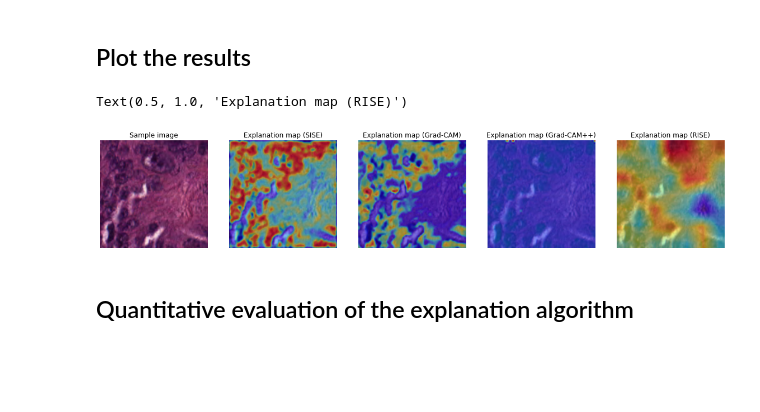
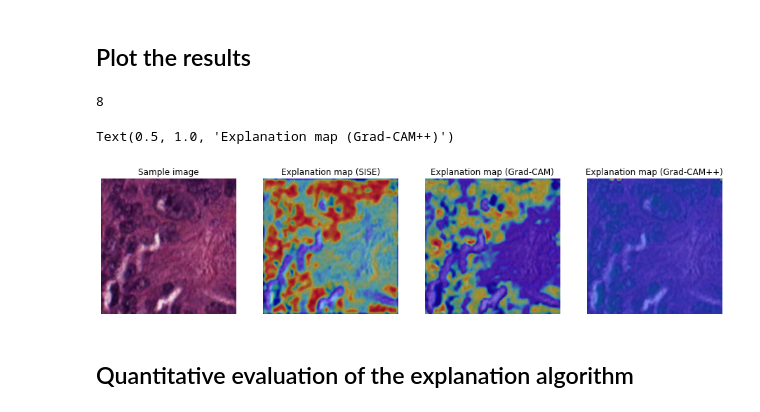
Before and after one commit to Awesome-guys-in-ECE1747/ECE1512_2022W_ProjectRepo_J.Xu_and_W.Xu, a Jupyter notebook: ProjectA/Project_A_Supp/HMT.ipynb, the cells around one changed output. Drawn from its saved outputs; the diff is of its cells as text; code cells hidden in the pictures; blank space fills up the shorter version.

```diff
--- a/ProjectA/Project_A_Supp/HMT.ipynb
+++ b/ProjectA/Project_A_Supp/HMT.ipynb
@@ -263,39 +329,41 @@ Wall time: 9.87 s
 # %%
 #@title Plot the results
 
 plt.figure(figsize=(20,5))
+print(index)
 
 plt.subplot(1,5,1)
 plt.imshow(image_batch[index])
 plt.axis('off')
 plt.title('Sample image')
 
 plt.subplot(1,5,2)
 plt.imshow(image_batch[index])
 plt.imshow(explanation_map_SISE, cmap='jet', alpha=0.5)
 plt.axis('off')
 plt.title('Explanation map (SISE)')
 
 plt.subplot(1,5,3)
 plt.imshow(image_batch[index])
 plt.imshow(explanation_map_GradCAM, cmap='jet', alpha=0.5)
 plt.axis('off')
 plt.title('Explanation map (Grad-CAM)')
 
 plt.subplot(1,5,4)
 plt.imshow(image_batch[index])
 plt.imshow(explanation_map_GradCAMPP, cmap='jet', alpha=0.5)
 plt.axis('off')
 plt.title('Explanation map (Grad-CAM++)')
 
-plt.subplot(1,5,5)
-plt.imshow(image_batch[index])
-plt.imshow(explanation_map_RISE, cmap='jet', alpha=0.5)
-plt.axis('off')
-plt.title('Explanation map (RISE)')
+# plt.subplot(1,5,5)
+# plt.imshow(image_batch[index])
+# plt.imshow(explanation_map_RISE, cmap='jet', alpha=0.5)
+# plt.axis('off')
+# plt.title('Explanation map (RISE)')
 # %% [output]
-Text(0.5, 1.0, 'Explanation map (RISE)')
+8
+Text(0.5, 1.0, 'Explanation map (Grad-CAM++)')
-[figure, old version]
+[figure, new version]
 # %% [markdown]
 ## Quantitative evaluation of the explanation algorithm
 # %%
```
Also changed, not shown: parts of 6 cells of this notebook, 1 other file.
